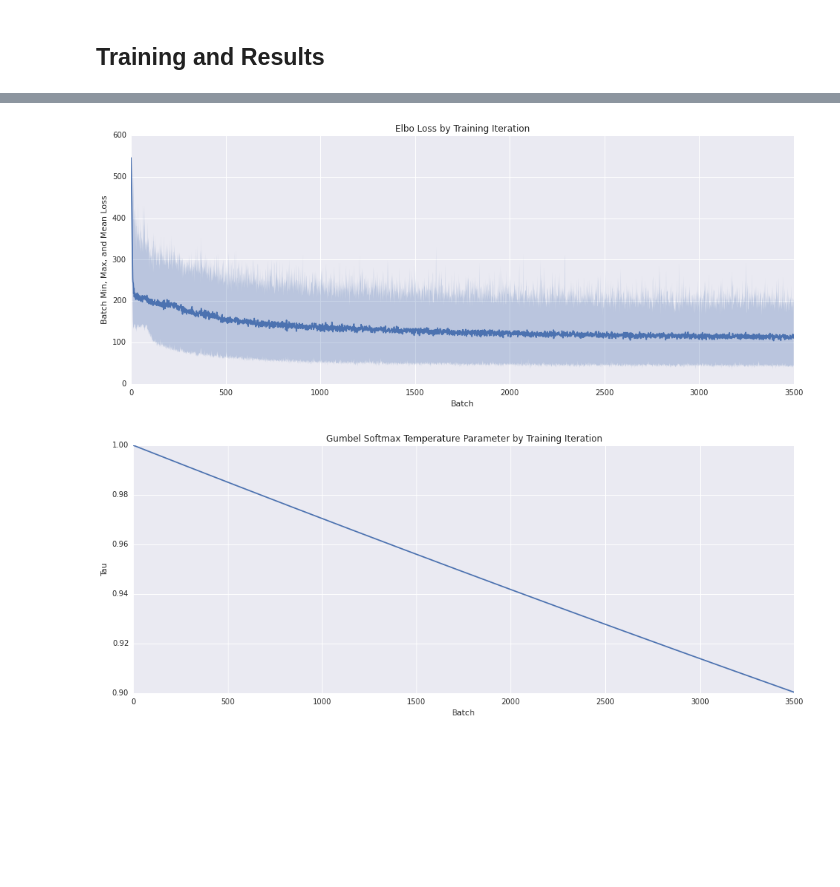
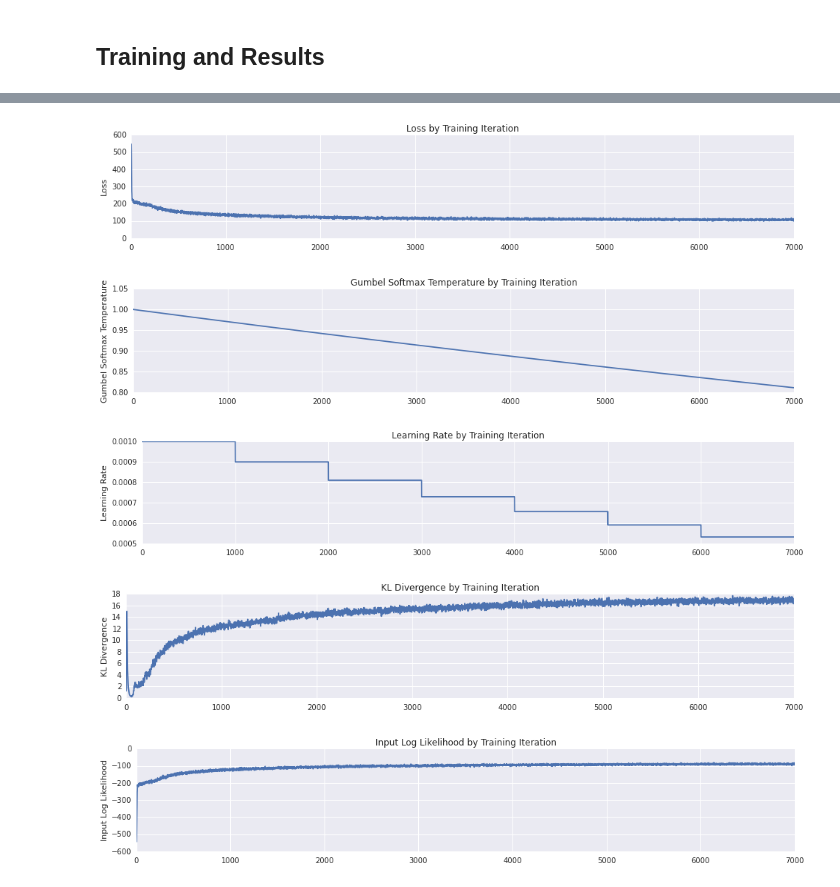
Before and after one commit to jeffschecter/sandbox, a Jupyter notebook: MNIST categorical variational autoencoder.ipynb, the cells around one changed output, grey strips where cells are left out. Saved outputs shown, nothing was run; the diff lists cells and outputs as text; code cells hidden in the pictures; blank space fills up the shorter version.

```diff
--- a/MNIST categorical variational autoencoder.ipynb
+++ b/MNIST categorical variational autoencoder.ipynb
@@ -44,27 +44,15 @@ plt.show()
 # %% [output]
 [figure]
 # %%
-def sample_gumbel(shape, epsilon=1e-20):
+def sample_gumbel(shape):
+    epsilon = 1e-20
     uniform = tf.random_uniform(shape, minval=0, maxval=1)
     return -tf.log(-tf.log(uniform + epsilon) + epsilon)
 
 
-def sample_gumbel_softmax(logits, temperature, epsilon=1e-20):
+def gumbel_softmax(logits, temperature):
     return tf.nn.softmax(
-        (logits + sample_gumbel(tf.shape(logits), epsilon)) / temperature)
-
-
-def gumbel_softmax(logits, temperature, hard=False, epsilon=1e-20):
-    y = sample_gumbel_softmax(logits, temperature, epsilon)
-    if hard:
-        y_hard = tf.cast(
-            tf.equal(y, tf.reduce_max(y, 1, keep_dims=True)),
-            y.dtype)
-        # Ensures y_hard (which is undifferentiable )does not contribute
-        # to the backward flow of the gradient. Basically: pass the
-        # argmax forward, and the gradient of the softmax backward.
-        y = tf.stop_gradient(y_hard - y) + y
-    return y
+        (logits + sample_gumbel(tf.shape(logits))) / temperature)
 # %% [markdown]
 ## The Autoencoder
 # %%
@@ -238,2 +248,6 @@ gsvae = GumbelSoftmaxVAE()
+# %%
+#gsae.sess.close()
+#del gsae.sess
+gsae = GumbelSoftmaxAutoEncoder()
 # %%
-gsvae.fit(all_im, epochs=5)
+gsae.fit(all_im, epochs=10, verbose=True)
@@ -248,5 +273,8 @@ gsvae.show_generated(50)
 # %%
-gsvae.training_report()
+gsae.training_report()
 # %% [output]
-[figure, old version]
+[figure, new version]
-[figure, old version]
+[figure, new version]
+[figure, added]
+[figure, added]
+[figure, added]
```
Also changed, not shown: parts of 14 cells of this notebook.
